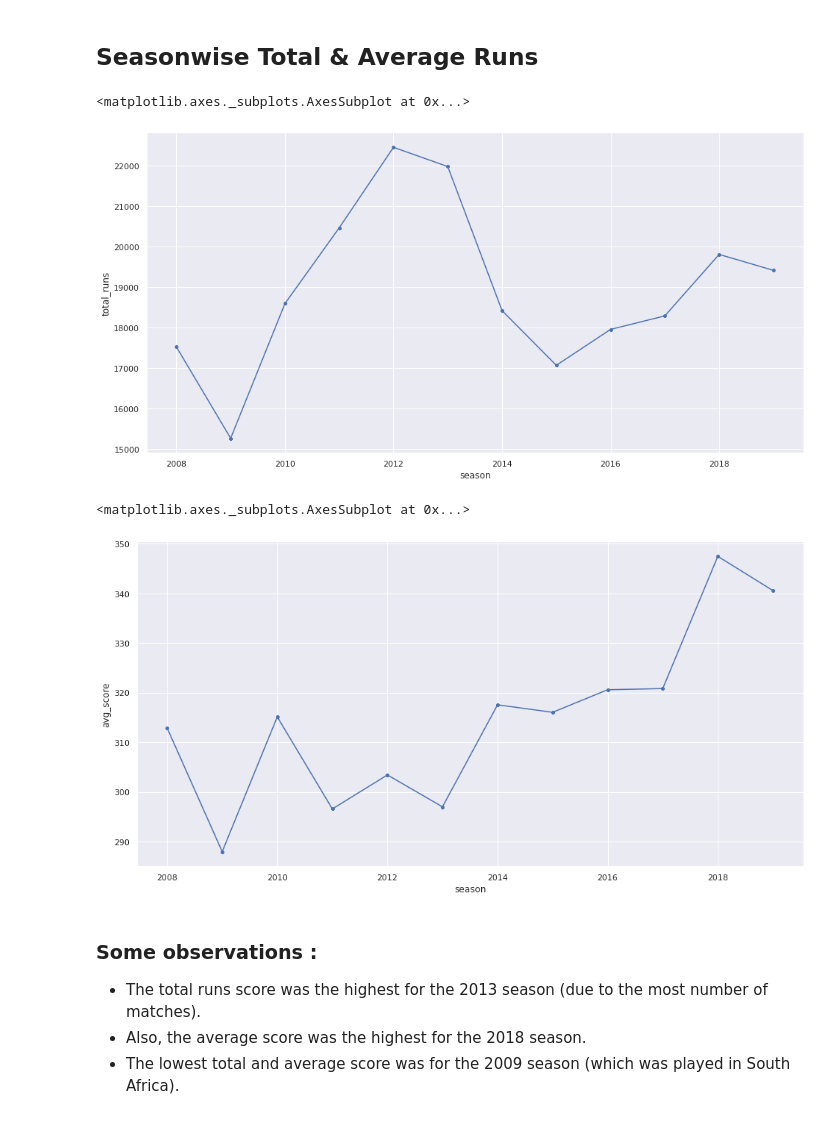
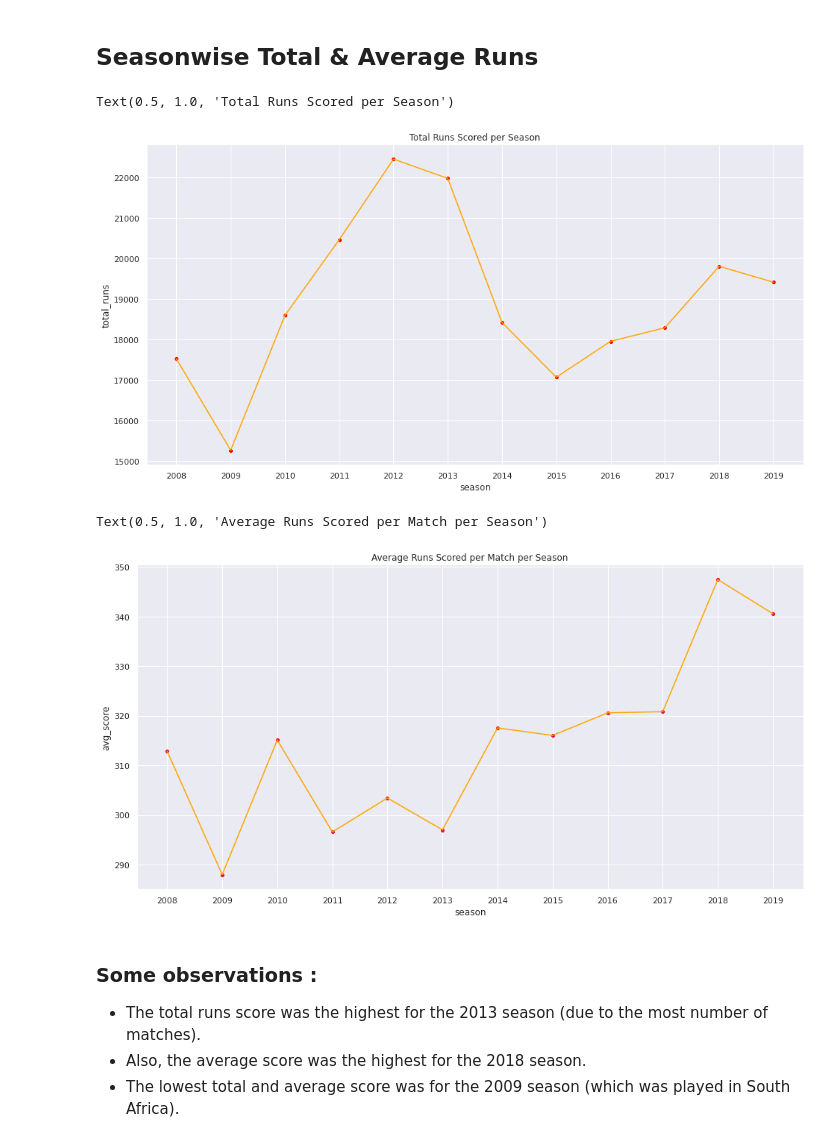
Before and after one commit to prateek-ml/ipl-eda, a Jupyter notebook: IPL EDA - II.ipynb, the cells around one changed output. Drawn from its saved outputs; the diff is of its cells as text; code cells hidden in the pictures.

```diff
--- a/IPL EDA - II.ipynb
+++ b/IPL EDA - II.ipynb
@@ -101,20 +101,24 @@ Lowest Aggregate score in a match : 135
 # %%
 plt.figure(figsize=(16,8))
 season = deliv.groupby('season')['total_runs'].sum().reset_index()
 season['matches']= matches.groupby('season')['id'].count().reset_index()['id']
 season['avg_score'] = season['total_runs'] / season['matches']
-sns.lineplot(x='season',y='total_runs', data=season)
-sns.scatterplot(x='season',y='total_runs', data=season)
+sns.lineplot(x='season',y='total_runs', data=season, color='orange')
+plt.xticks(np.arange(2008,2020))
+sns.scatterplot(x='season',y='total_runs', data=season, color='red')
+plt.title('Total Runs Scored per Season')
 # %% [output]
-<matplotlib.axes._subplots.AxesSubplot at 0x...>
+Text(0.5, 1.0, 'Total Runs Scored per Season')
-[figure, old version]
+[figure, new version]
 # %%
 plt.figure(figsize=(16,8))
-sns.lineplot(x='season',y='avg_score', data=season)
-sns.scatterplot(x='season',y='avg_score', data=season)
+sns.lineplot(x='season',y='avg_score', data=season, color='orange')
+plt.xticks(np.arange(2008,2020))
+sns.scatterplot(x='season',y='avg_score', data=season, color='crimson')
+plt.title('Average Runs Scored per Match per Season')
 # %% [output]
-<matplotlib.axes._subplots.AxesSubplot at 0x...>
+Text(0.5, 1.0, 'Average Runs Scored per Match per Season')
-[figure, old version]
+[figure, new version]
 # %% [markdown]
 ### Some observations :
 - The total runs score was the highest for the 2013 season (due to the most number of matches).
```
Also changed, not shown: parts of 5 cells of this notebook, 1 other file.
